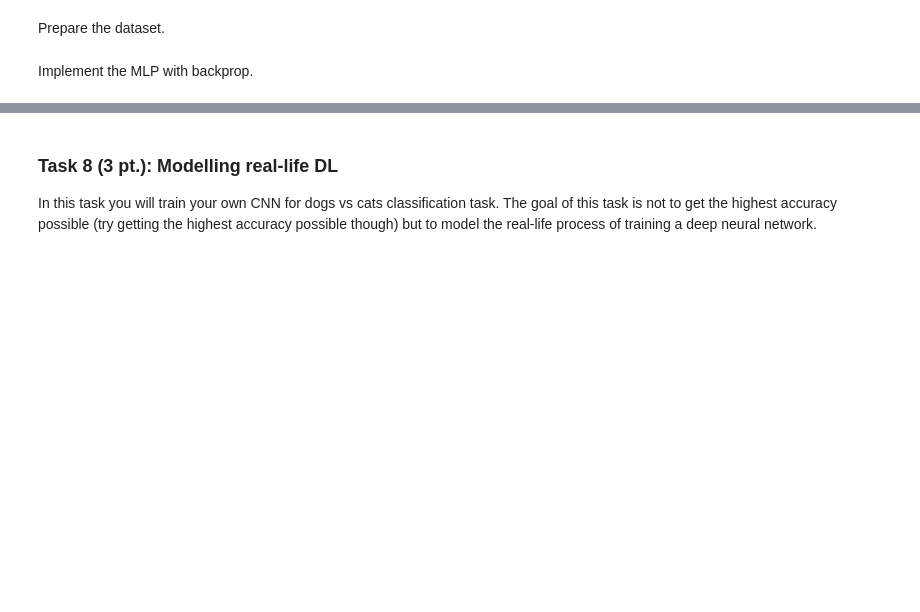
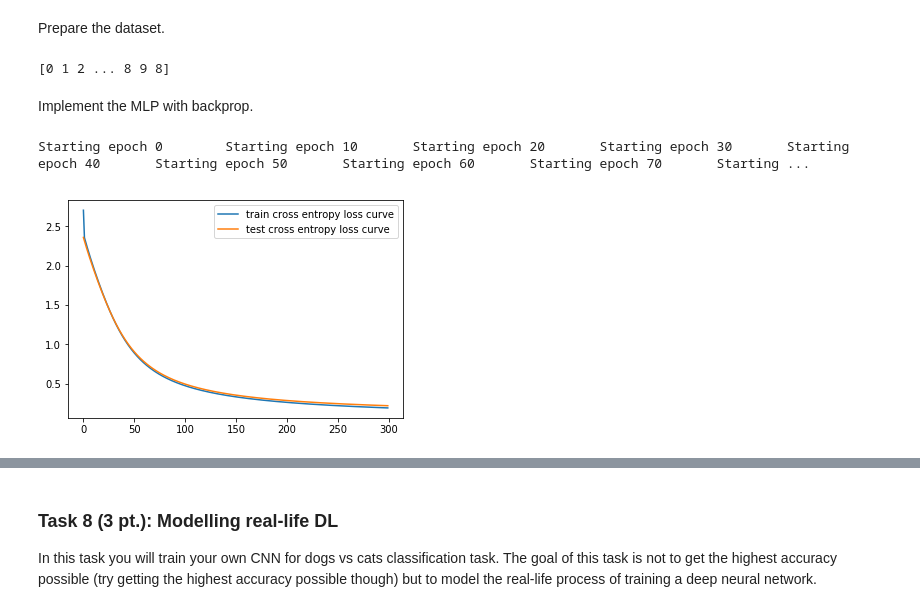
Before and after one commit to SemyonAbramov/MachineLearning_SK, a Jupyter notebook: HW2/ML2019HW02-part2.ipynb, the cells around one changed output, grey strips where cells are left out. Cells and saved outputs as stored; diff of their text form; code cells hidden in the pictures; blank space fills up the shorter version.

Commit message:
[MAJOR] Added solution 2.7

```diff
--- a/HW2/ML2019HW02-part2.ipynb
+++ b/HW2/ML2019HW02-part2.ipynb
@@ -507,6 +618,8 @@ Prepare the dataset.
 # %%
 digits, targets = load_digits(return_X_y=True)
 digits = digits.astype(np.float32) / 255
+
+print (targets)
 
 digits_train, digits_test, targets_train, targets_test = train_test_split(digits, targets, random_state=0)
 
@@ -514,6 +627,8 @@ train_size = digits_train.shape[0]
 
 input_size = 8*8
 classes_n = 10
+# %% [output]
+[0 1 2 ... 8 9 8]
 # %% [markdown]
 Implement the MLP with backprop.
 # %%
@@ -587,41 +738,56 @@ class MLP:
 # %%
 np.random.seed(0)
 
 mlp = MLP(input_size=input_size, hidden_layer_size=100, output_size=classes_n)
 
-epochs_n = 200
+epochs_n = 300
 learning_curve = [0] * epochs_n
 test_curve = [0] * epochs_n
 
 x_train = digits_train
 x_test = digits_test
 y_train = targets_train
 y_test = targets_test
 
-learning_rate = 1e-3
+learning_rate = 5e-3
 
 for epoch in range(epochs_n):
     if epoch % 10 == 0:
-        print('Starting epoch {}'.format(epoch), end=' ')
+        if epoch % 50 == 0 & epoch != 0:
+            print('Starting epoch {}'.format(epoch))
+        else:
+            print('Starting epoch {}'.format(epoch), end = '\t')
     for sample_i in range(train_size):
         x = x_train[sample_i]
         target = y_train[sample_i]
 
-        ### BEGIN Solution
-        # ... zero the gradients
-        # prediction = mlp.forward(x)
-        # loss = # use cross entropy loss
-        # learning_curve[epoch] += loss
-        # ... perform backward pass
-        # ... update the weights simply with weight -= grad * learning_rate
+        # Zero the gradients
+        mlp.zero_gradients()
 
-    # learning_curve[epoch] /= train_size
-    # prediction = mlp.forward(x_test)
-    # loss = # use cross entropy loss
-    # test_curve[epoch] = loss
+        prediction = mlp.forward(x)
+        loss = cross_entropy(prediction, target)
+        learning_curve[epoch] += loss
+
+        # Perform backward pass
+        output_grad = entropy_gradient(prediction, target)
+        mlp.backward(output_grad)
+
+        # Update the weights simply with weight -= grad * learning_rate
+        mlp.update_weights(learning_rate)
+
+
+    learning_curve[epoch] /= train_size
+    prediction = mlp.forward(x_test)
+    loss = cross_entropy(prediction, y_test).mean()
+    test_curve[epoch] = loss
     ### END Solution
 
 
-plt.plot(learning_curve)
-plt.plot(test_curve)
+plt.plot(learning_curve, label='train cross entropy loss curve')
+plt.plot(test_curve, label='test cross entropy loss curve')
+plt.legend()
+plt.show()
+# %% [output]
+Starting epoch 0        Starting epoch 10       Starting epoch 20       Starting epoch 30       Starting epoch 40       Starting epoch 50       Starting epoch 60       Starting epoch 70       Starting ...
+[figure, added]
 # %%
```
Also changed, not shown: parts of 14 cells of this notebook.
